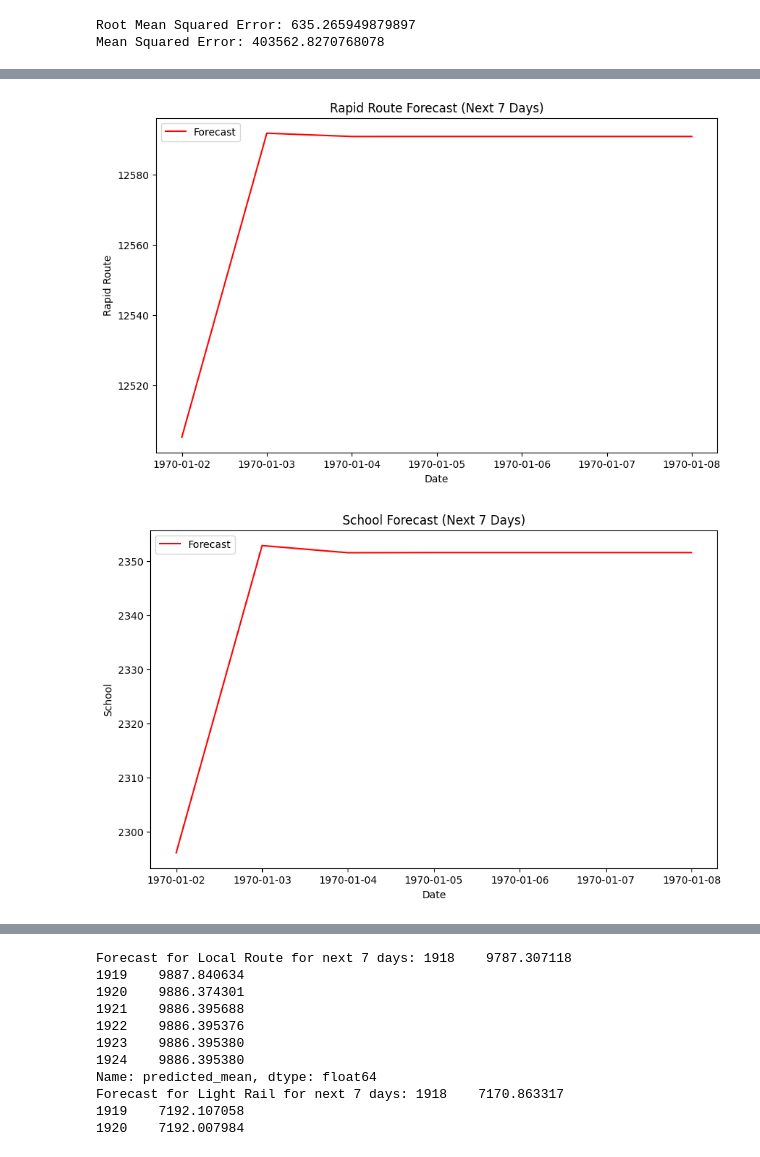
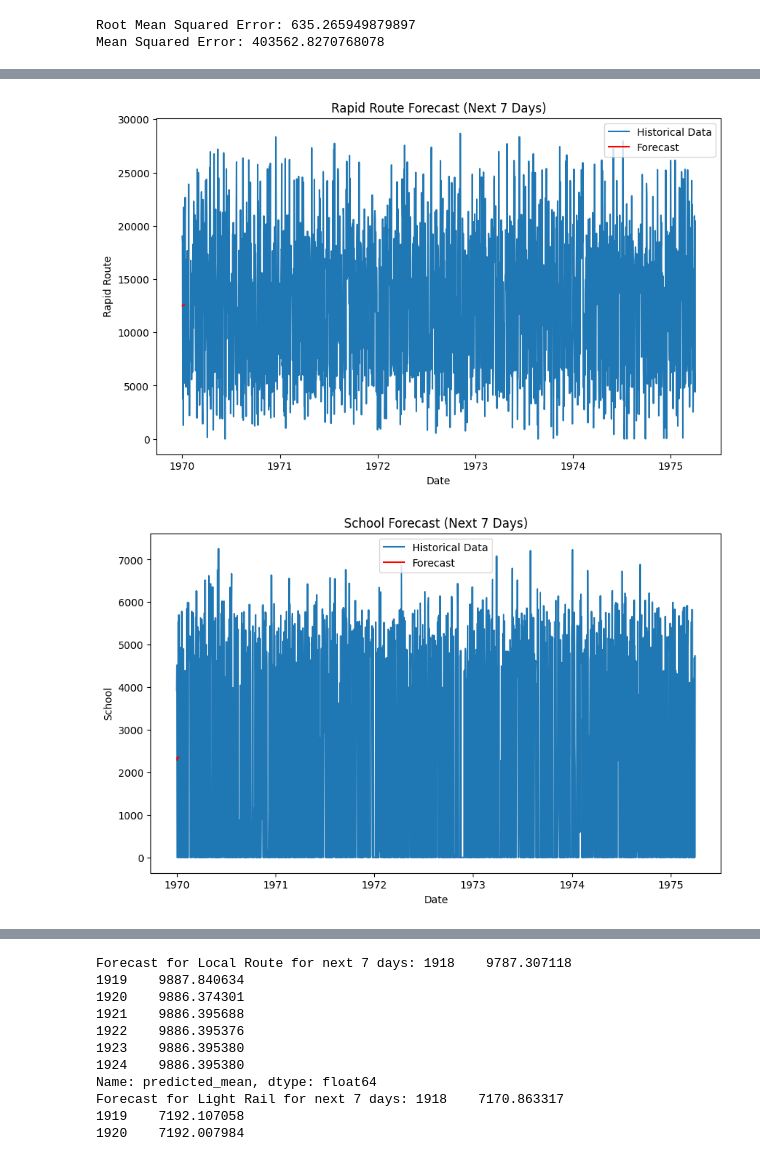
Before and after one commit to Tamil-Ilakkiya1404/data_analysis_kovai.co, a Jupyter notebook: Data_analysis.ipynb, the cells around one changed output, grey strips where cells are left out. Cells and saved outputs as stored; diff of their text form; code cells hidden in the pictures.

```diff
--- a/Data_analysis.ipynb
+++ b/Data_analysis.ipynb
@@ -132,7 +132,7 @@ for feature in features:
     forecast_results[feature] = forecast
 
     plt.figure(figsize=(10, 6))
-    #plt.plot(series, label='Historical Data')
+    plt.plot(series, label='Historical Data')
     plt.plot(pd.date_range(start=series.index[-1], periods=7 + 1, freq='D')[1:], forecast, label='Forecast', color='red')
     plt.title(f"{feature} Forecast (Next 7 Days)")
     plt.xlabel("Date")
@@ -146,2 +146,2 @@ for feature in features:
-[figure, old version]
+[figure, new version]
-[figure, old version]
+[figure, new version]
```
Also changed, not shown: parts of 1 cell of this notebook.
